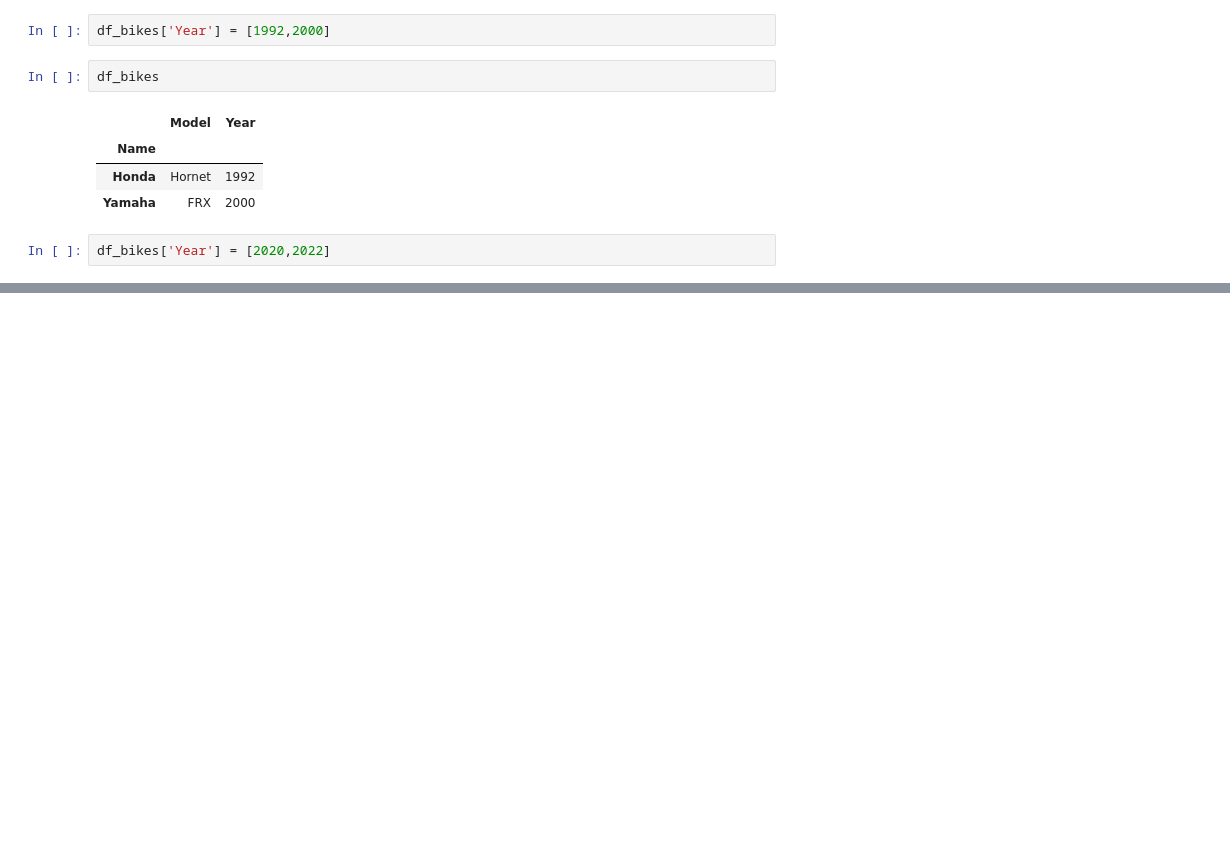
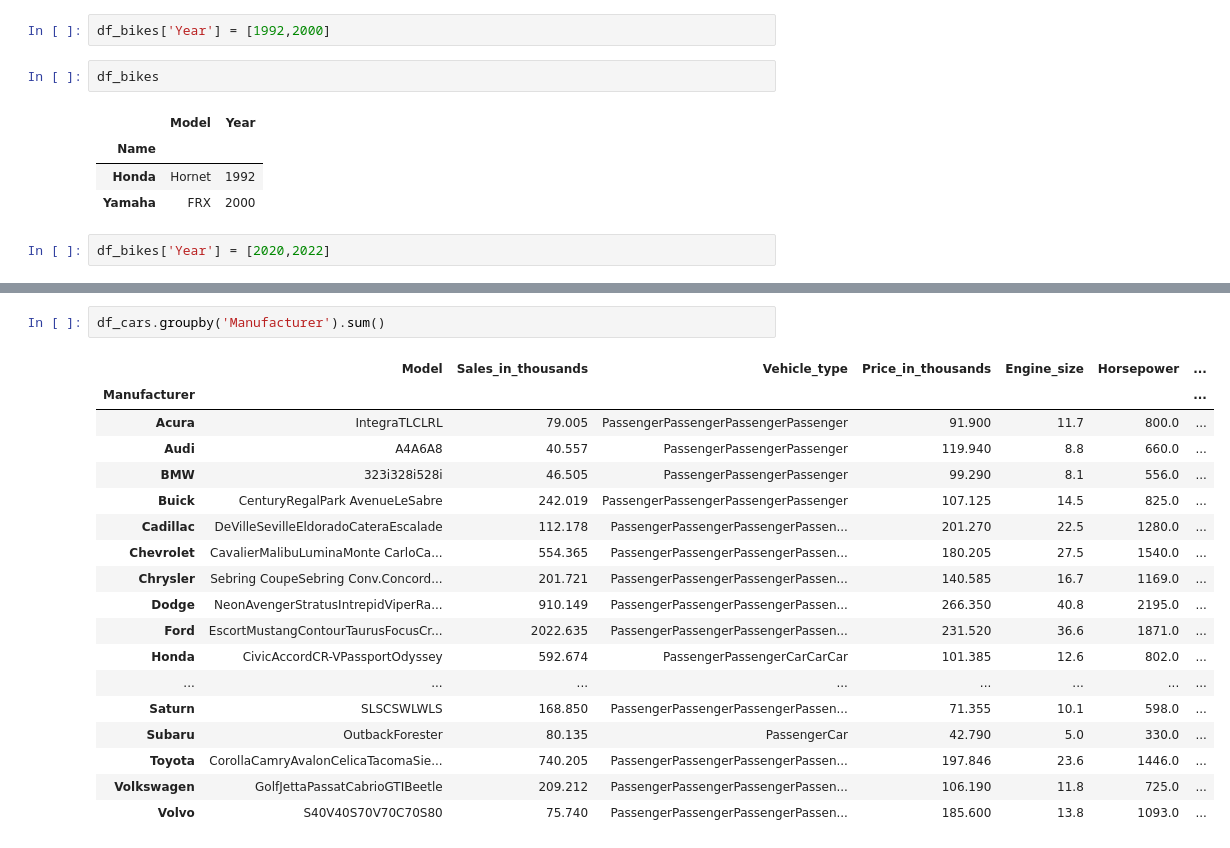
Before and after one commit to Stan-is-the-man/Data_science_bootcamp_2023, a Jupyter notebook: GroupBY_and_aggregate_functions.ipynb, the cells around one changed output, grey strips where cells are left out. Cells and saved outputs as stored; diff of their text form; blank space fills up the shorter version.

```diff
--- a/GroupBY_and_aggregate_functions.ipynb
+++ b/GroupBY_and_aggregate_functions.ipynb
@@ -163,0 +282,21 @@ df_bikes
+# %%
+df_cars.groupby('Manufacturer').sum()
+# %% [output]
+|  | Model | Sales_in_thousands | Vehicle_type | Price_in_thousands | Engine_size | Horsepower | ... |
+| Manufacturer |  |  |  |  |  |  | ... |
+| Acura | IntegraTLCLRL | 79.005 | PassengerPassengerPassengerPassenger | 91.900 | 11.7 | 800.0 | ... |
+| Audi | A4A6A8 | 40.557 | PassengerPassengerPassenger | 119.940 | 8.8 | 660.0 | ... |
+| BMW | 323i328i528i | 46.505 | PassengerPassengerPassenger | 99.290 | 8.1 | 556.0 | ... |
+| Buick | CenturyRegalPark AvenueLeSabre | 242.019 | PassengerPassengerPassengerPassenger | 107.125 | 14.5 | 825.0 | ... |
+| Cadillac | DeVilleSevilleEldoradoCateraEscalade | 112.178 | PassengerPassengerPassengerPassen... | 201.270 | 22.5 | 1280.0 | ... |
+| Chevrolet | CavalierMalibuLuminaMonte CarloCa... | 554.365 | PassengerPassengerPassengerPassen... | 180.205 | 27.5 | 1540.0 | ... |
+| Chrysler | Sebring CoupeSebring Conv.Concord... | 201.721 | PassengerPassengerPassengerPassen... | 140.585 | 16.7 | 1169.0 | ... |
+| Dodge | NeonAvengerStratusIntrepidViperRa... | 910.149 | PassengerPassengerPassengerPassen... | 266.350 | 40.8 | 2195.0 | ... |
+| Ford | EscortMustangContourTaurusFocusCr... | 2022.635 | PassengerPassengerPassengerPassen... | 231.520 | 36.6 | 1871.0 | ... |
+| Honda | CivicAccordCR-VPassportOdyssey | 592.674 | PassengerPassengerCarCarCar | 101.385 | 12.6 | 802.0 | ... |
+| ... | ... | ... | ... | ... | ... | ... | ... |
+| Saturn | SLSCSWLWLS | 168.850 | PassengerPassengerPassengerPassen... | 71.355 | 10.1 | 598.0 | ... |
+| Subaru | OutbackForester | 80.135 | PassengerCar | 42.790 | 5.0 | 330.0 | ... |
+| Toyota | CorollaCamryAvalonCelicaTacomaSie... | 740.205 | PassengerPassengerPassengerPassen... | 197.846 | 23.6 | 1446.0 | ... |
+| Volkswagen | GolfJettaPassatCabrioGTIBeetle | 209.212 | PassengerPassengerPassengerPassen... | 106.190 | 11.8 | 725.0 | ... |
+| Volvo | S40V40S70V70C70S80 | 75.740 | PassengerPassengerPassengerPassen... | 185.600 | 13.8 | 1093.0 | ... |
```
Also changed, not shown: parts of 11 cells of this notebook.
